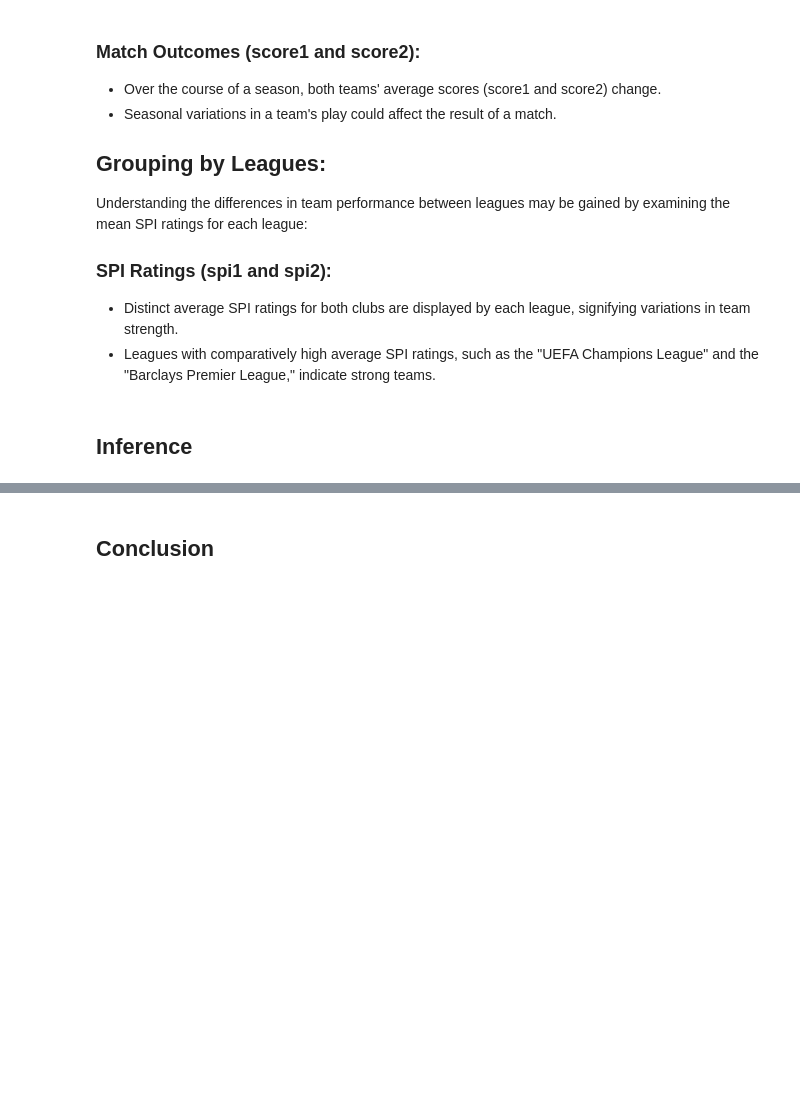
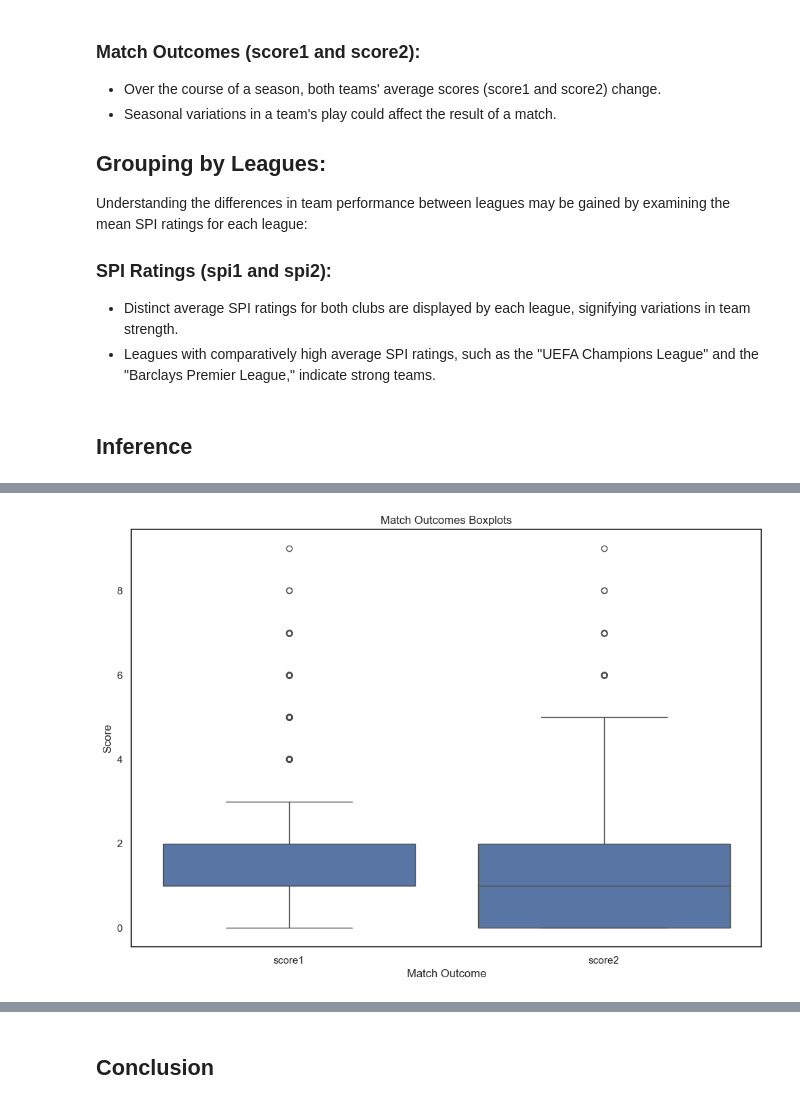
Before and after one commit to VGiannac/spi-rating, a Jupyter notebook: VGiann_P1.ipynb, the cells around one changed output, grey strips where cells are left out. Cells and saved outputs as stored; diff of their text form; code cells hidden in the pictures; blank space fills up the shorter version.

```diff
--- a/VGiann_P1.ipynb
+++ b/VGiann_P1.ipynb
@@ -474,0 +457,4 @@ inference.catplot_league_proj_score1()
+# %%
+soccer_inference_instance.boxplot_match_outcomes()
+# %% [output]
+[figure, added]
```
Also changed, not shown: parts of 10 cells of this notebook.
